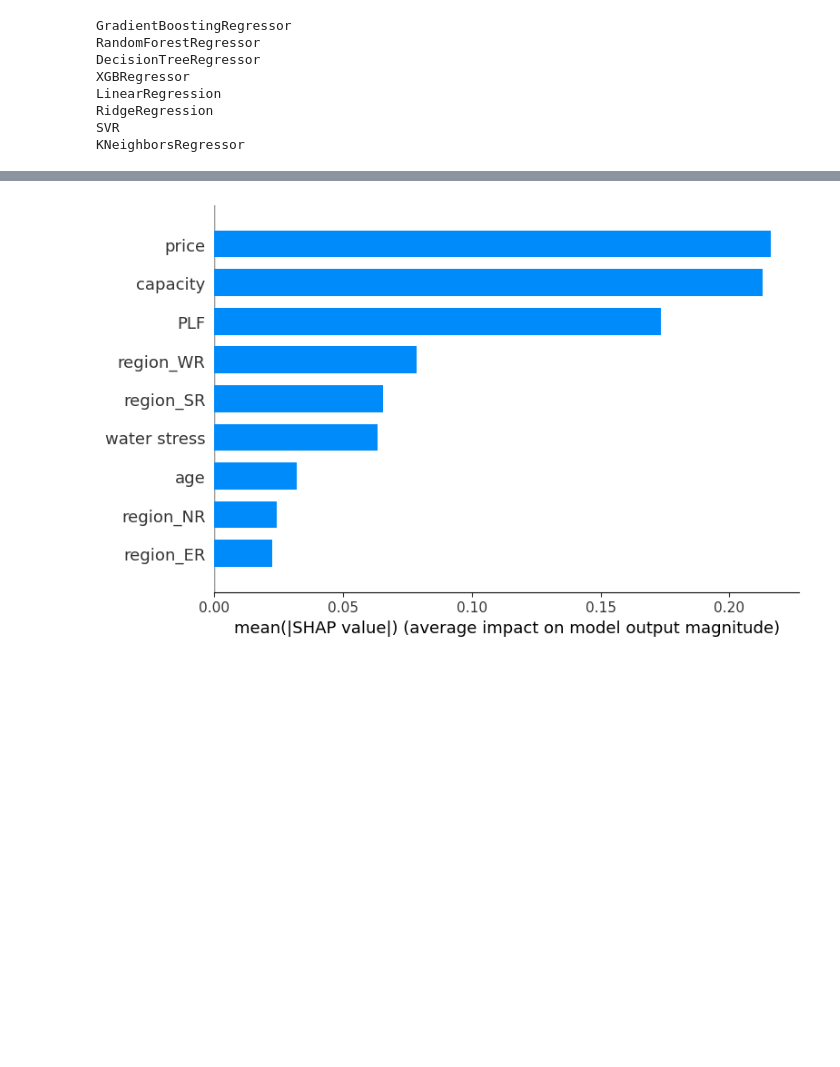
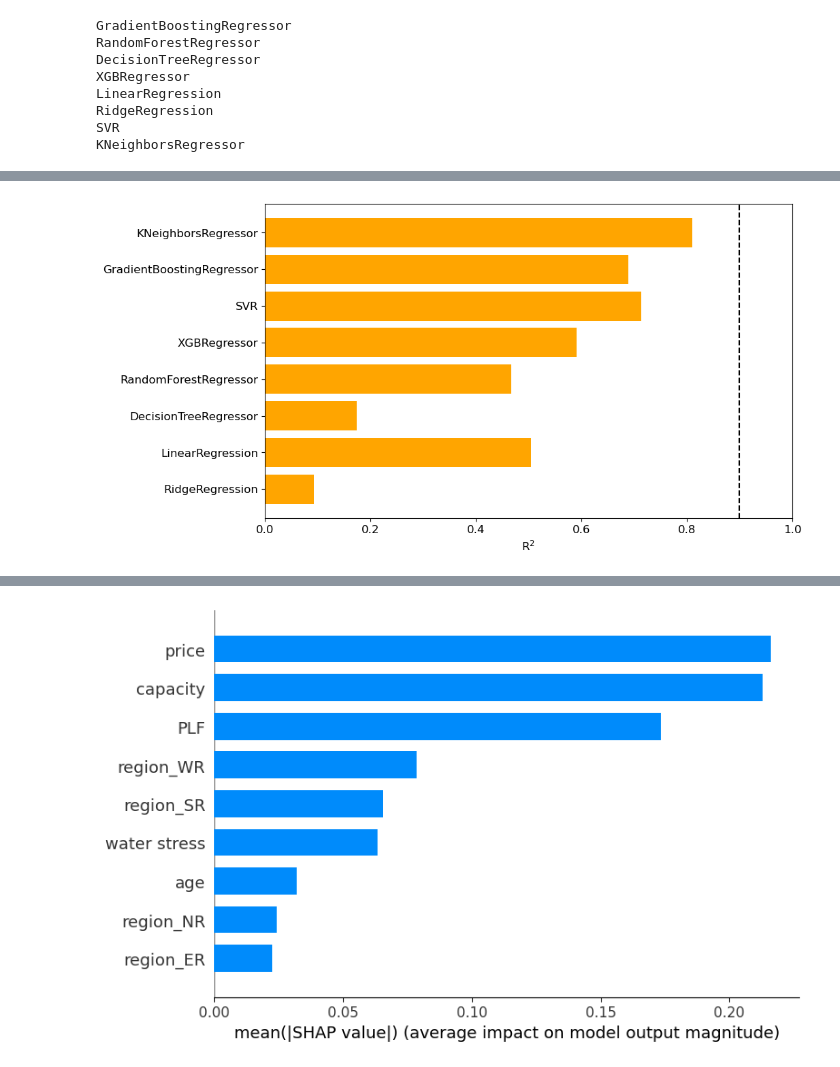
Before and after one commit to yifueve/India_SHR_dataset, a Jupyter notebook: run_models_supercritical.ipynb, the cells around one changed output, grey strips where cells are left out. Saved outputs shown, nothing was run; the diff lists cells and outputs as text; code cells hidden in the pictures; blank space fills up the shorter version.

```diff
--- a/run_models_supercritical.ipynb
+++ b/run_models_supercritical.ipynb
@@ -164,0 +155,10 @@ plt.savefig('ML_training_plots/Model_comparison_R2_super.png', bbox_inches='tigh
+# %%
+plt.rcParams.update({'font.size': 12})
+plt.figure(figsize=(10, 6))
+plt.barh(list(res_mean.keys()), [res_mean[name]['test_mean_r2'] for name in res_mean], color='orange')
+plt.axvline(x=0.9, linestyle='--', color='k')
+plt.xlim(0, 1)
+plt.xlabel('R$^2$')
+plt.savefig('ML_training_plots/Model_comparison_R2_super.png', bbox_inches='tight')
+# %% [output]
+[figure, added]
```
Also changed, not shown: parts of 5 cells of this notebook, 3 other files.
